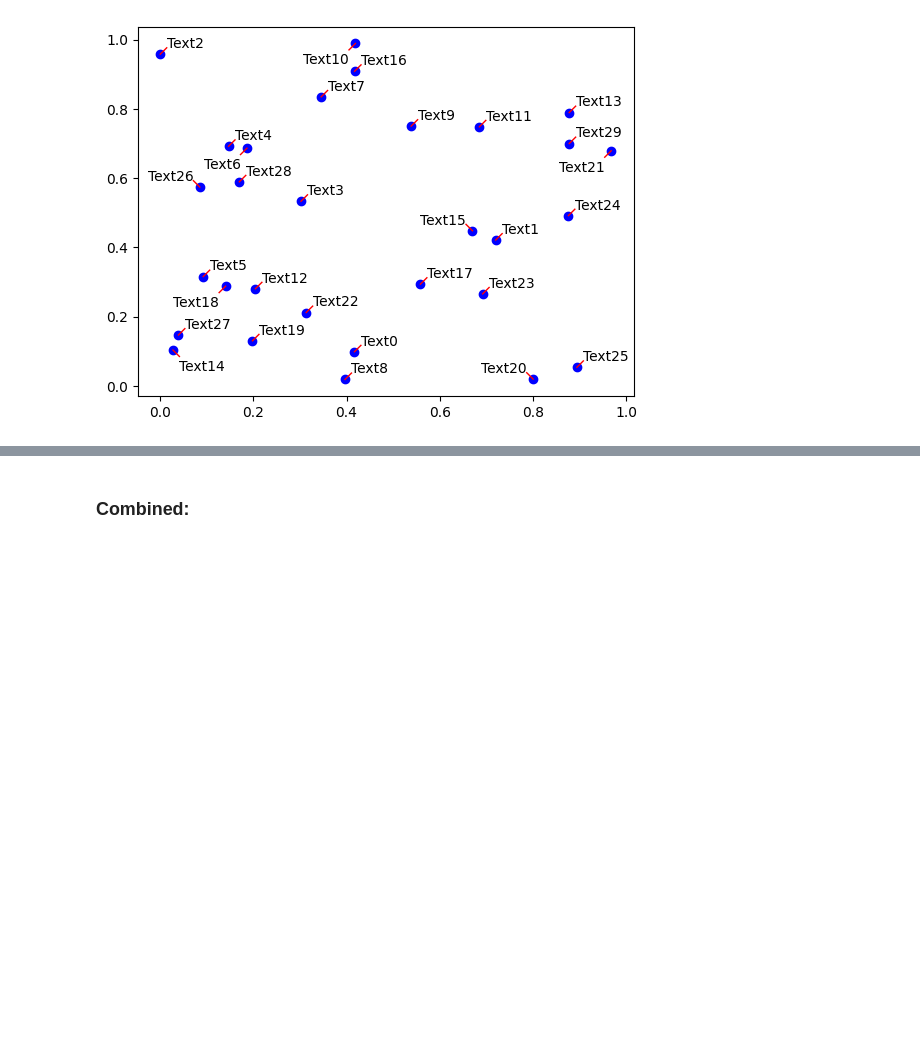
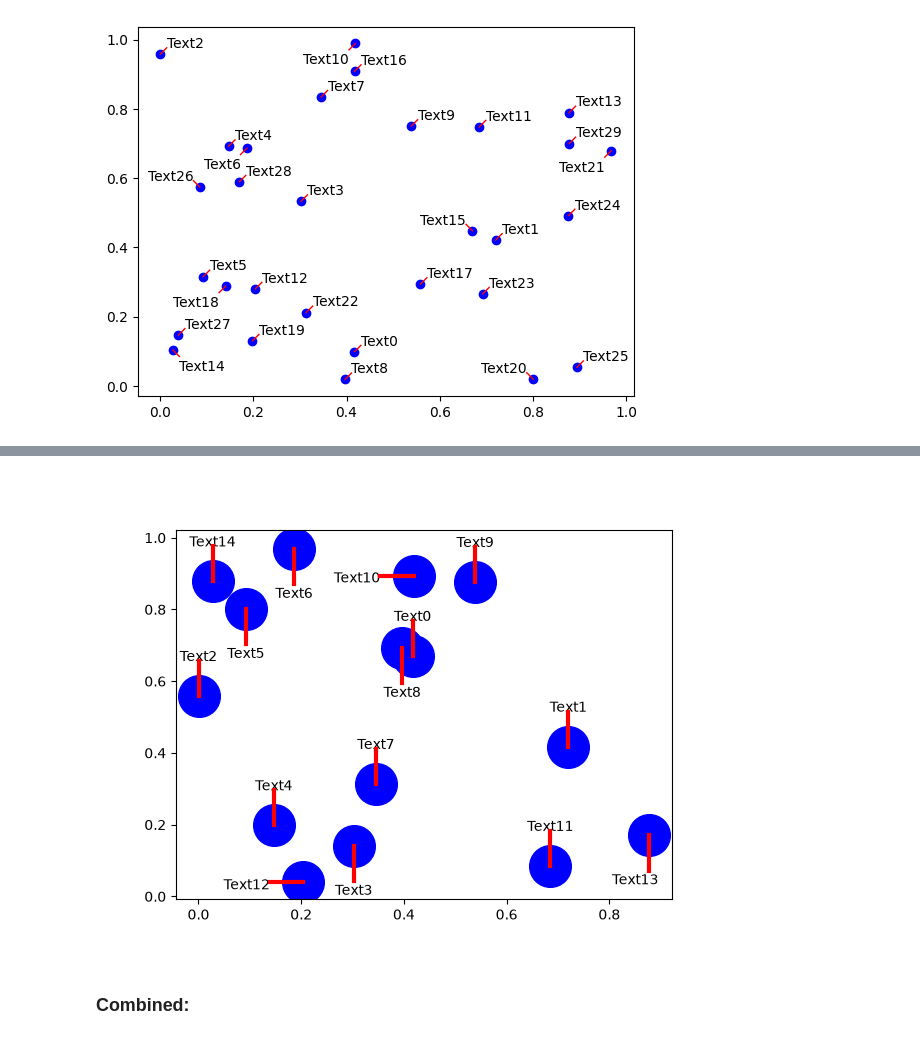
Before and after one commit to ckjellson/textalloc, a Jupyter notebook: demo.ipynb, the cells around one changed output, grey strips where cells are left out. Cells and saved outputs as stored; diff of their text form; code cells hidden in the pictures; blank space fills up the shorter version.

```diff
--- a/demo.ipynb
+++ b/demo.ipynb
@@ -35,3 +53,18 @@ plt.show()
+# %%
+np.random.seed(1)
+x, y = np.random.random((2,15))
+fig, ax = plt.subplots()
+scatter = ax.scatter(x, y, s=900, c='b')
+text_list = [f'Text{i}' for i in range(len(x))]
+ta.allocate(ax,x,y,
+        text_list,
+        scatter_plot=scatter,
+        linecolor='r',
+        linewidth=3,
+        linezorder=5)
+plt.show()
+# %% [output]
+[figure, added]
 # %% [markdown]
 ### Combined:
 # %%
```
Also changed, not shown: parts of 2 cells of this notebook, 3 other files.
